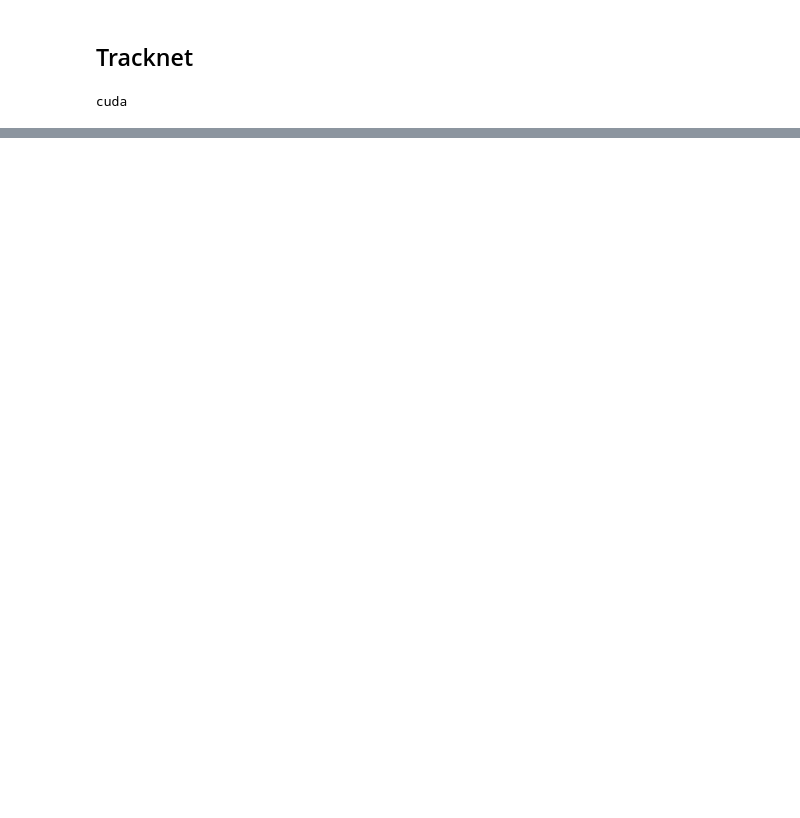
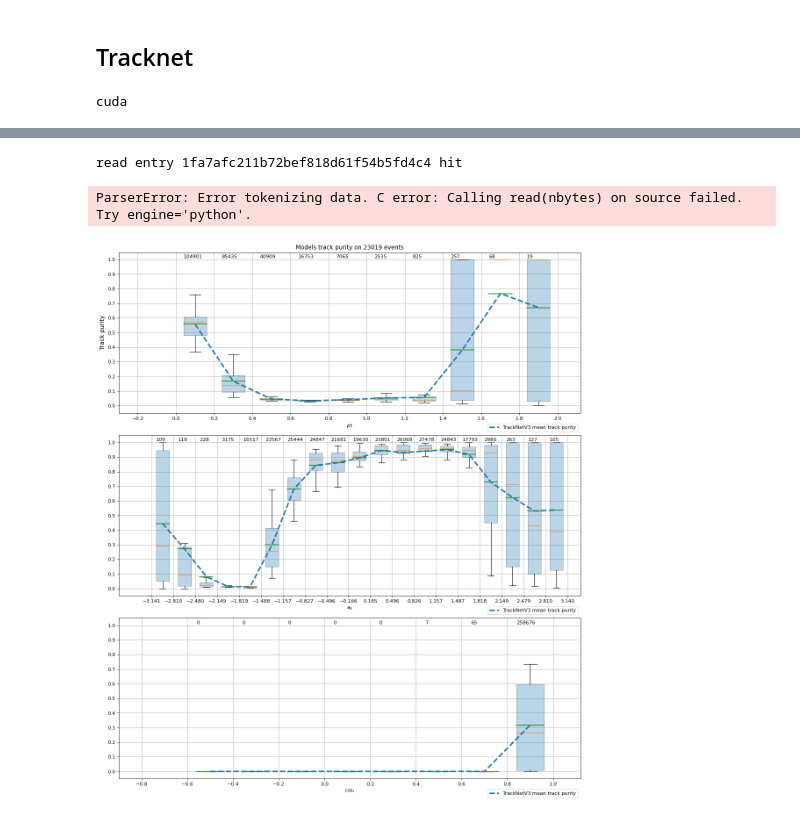
Before and after one commit to t3hseus/ariadne, a Jupyter notebook: notebooks/evaluate_modern_BMN.ipynb, the cells around one changed output, grey strips where cells are left out. Saved outputs shown, nothing was run; the diff lists cells and outputs as text; code cells hidden in the pictures; blank space fills up the shorter version.

Commit message:
actual code for tracknet for bmn with holes

```diff
--- a/notebooks/evaluate_modern_BMN.ipynb
+++ b/notebooks/evaluate_modern_BMN.ipynb
@@ -528,0 +938,2 @@ len(output['labels'][output['labels']]) / len(output['labels'])
+# %%
+loaded_model = TrackNetModelLoader()
@@ -528,0 +969,11 @@ len(output['labels'][output['labels']]) / len(output['labels'])
+# %%
+graphs = []
+
+evaluator = EventEvaluator(parse_cfg, global_transformer, N_STATIONS)
+events = evaluator.prepare(model_loader=loaded_model)[0]
+all_results = evaluator.build_all_tracks()
+model_results = evaluator.run_model(preprocess_one_event, run_tracknet_eval)
+start_time = time.time()
+results_tracknet = evaluator.solve_results(model_results, all_results, match_percentage=0.7)
+end_time = time.time()
+print(f'solving took {end_time - start_time} seconds')
@@ -528,0 +1012,30 @@ len(output['labels'][output['labels']]) / len(output['labels'])
+# %%
+file = 26
+for file in range(26, 41):
+    parse_cfg = {
+        'csv_params' : {
+            "sep": '\s+',
+            "encoding": 'utf-8',
+            "names": ['event',  'x', 'y', 'z', 'det','station', 'track', 'px', 'py', 'pz', 'vx', 'vy', 'vz']
+        },
+        'input_file_mask': f'/zfs/store5.hydra.local/user/p/pgonchar/data/bmn/run7/events/simdata_ArPb_3.2AGeV_mb_{file}.txt',
+        'events_quantity': ':'
+    }
+
+    graphs = []
+    evaluator = EventEvaluator(parse_cfg, global_transformer, N_STATIONS)
+    events = evaluator.prepare(model_loader=loaded_model)[0]
+    all_results = evaluator.build_all_tracks()
+    model_results = evaluator.run_model(preprocess_one_event, run_tracknet_eval)
+    start_time = time.time()
+    results_tracknet = evaluator.solve_results(model_results, all_results, match_percentage=0.7)
+    end_time = time.time()
+    print(f'solving took {end_time - start_time} seconds')
+
+    filenames = [f'../output/graphnet_train_allvirtual/file_{file}_event_{ev_id}.npz' for ev_id in sorted(model_results[0].event_id.unique())]
+    #break
+    save_graphs(graphs, filenames)
+    print(f'saved file {file}')
+# %% [output]
+read entry 1fa7afc211b72bef818d61f54b5fd4c4 hit
+ParserError: Error tokenizing data. C error: Calling read(nbytes) on source failed. Try engine='python'.
@@ -528,0 +1434,6 @@ len(output['labels'][output['labels']]) / len(output['labels'])
+# %%
+plot_model_results(["TrackNetV3"],
+                   [results_tracknet],
+                   to_precision)
+# %% [output]
+[figure, added]
```
Also changed, not shown: parts of 93 cells of this notebook, 13 other files.
